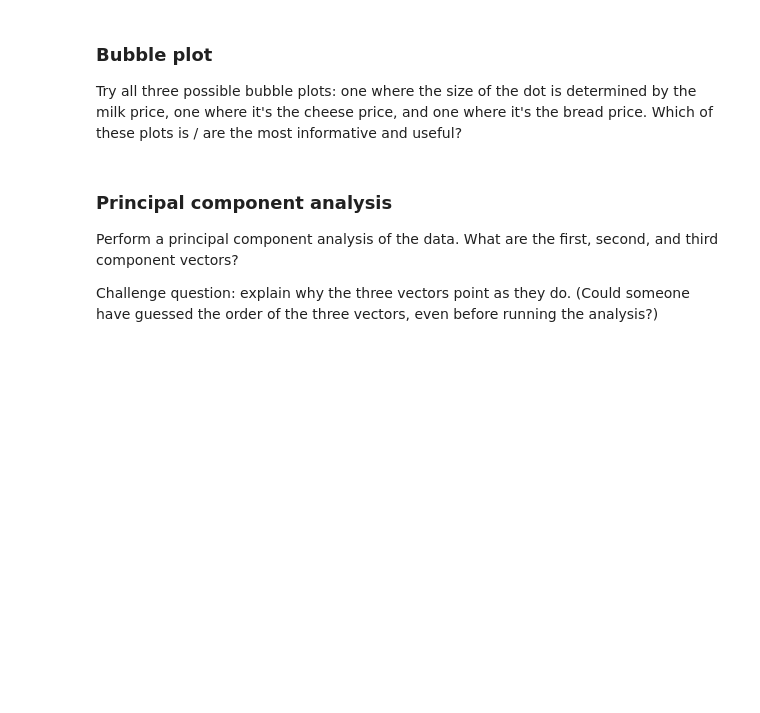
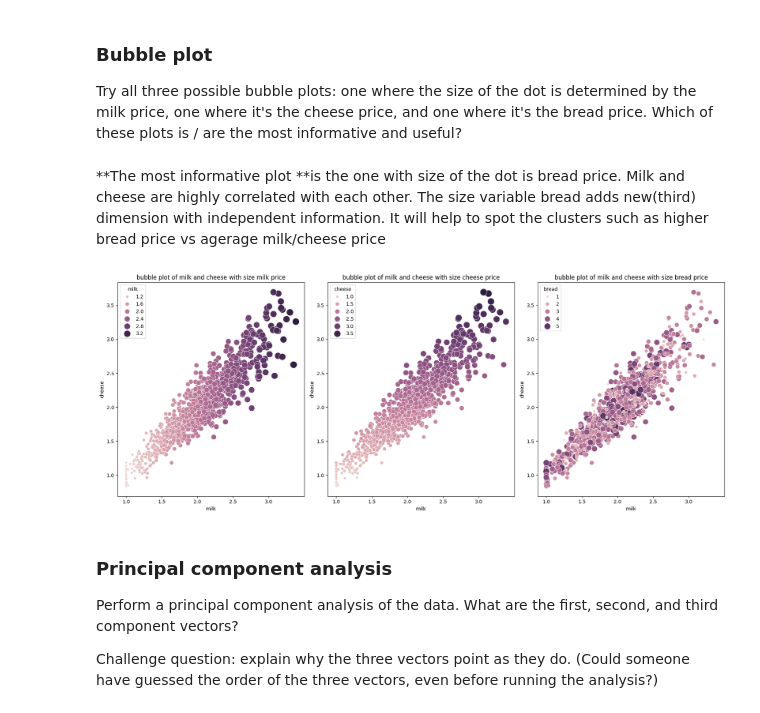
Before and after one commit to Jbaner/Module-B-semester-2, a Jupyter notebook: Week8.ipynb, the cells around one changed output. Drawn from its saved outputs; the diff is of its cells as text; code cells hidden in the pictures; blank space fills up the shorter version.

```diff
--- a/Week8.ipynb
+++ b/Week8.ipynb
@@ -256,6 +284,29 @@ Try Googling "how do I change numerical to categorical data" to get advice on th
 ### Bubble plot
 
 Try all three possible bubble plots: one where the size of the dot is determined by the milk price, one where it's the cheese price, and one where it's the bread price.  Which of these plots is / are the most informative and useful?
+# %% [markdown]
+**The most informative plot **is the one with size of the dot is bread price. Milk and cheese are highly correlated with each other. The size variable bread adds new(third) dimension with independent information. It will help to spot the clusters such as higher bread price vs agerage milk/cheese price
+# %%
+import matplotlib.pyplot as plt
+
+fig, axes=plt.subplots(1, 3, figsize=(18,7))
+#plot 1 dot is milk price
+sns.scatterplot(data=df3, x="milk", y="cheese", size="milk", hue="milk",sizes=(20,200), ax=axes[0])
+axes[0].set_title("bubble plot of milk and cheese with size milk price")
+
+#plot 2 dot is cheese price
+sns.scatterplot(data=df3, x="milk", y="cheese", size="cheese", hue="cheese", sizes=(20,200), ax=axes[1])
+axes[1].set_title("bubble plot of milk and cheese with size cheese price")
+
+
+#plot 3 dot is bread price
+sns.scatterplot(data=df3, x="milk", y="cheese", size="bread", hue="bread",  sizes=(20,200), ax=axes[2])
+axes[2].set_title("bubble plot of milk and cheese with size bread price")
+
+plt.tight_layout()
+plt.show()
+# %% [output]
+[figure, added]
 # %% [markdown]
 ### Principal component analysis
 
```
Also changed, not shown: parts of 3 cells of this notebook.
